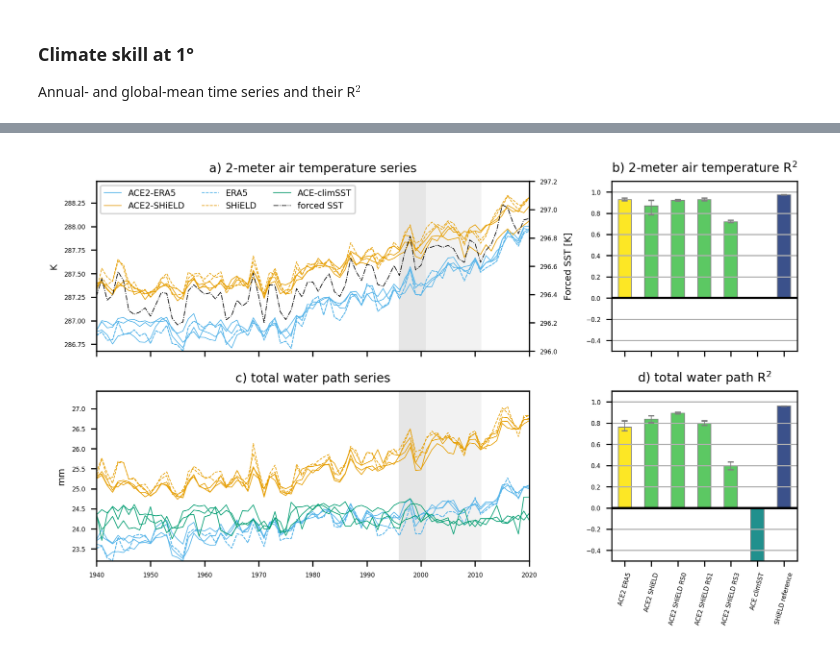
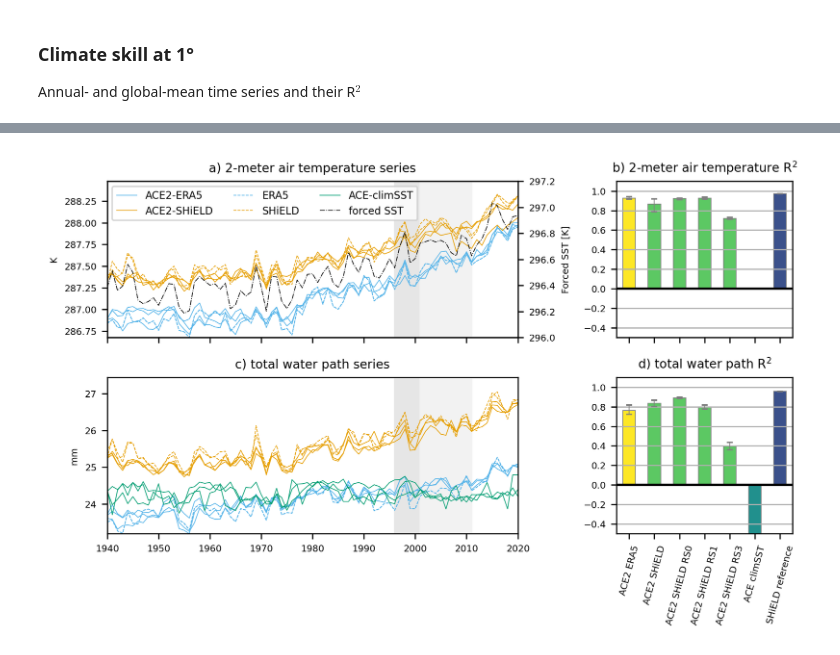
Before and after one commit to ai2cm/ace2-paper, a Jupyter notebook: notebooks/climate_skill_1deg_annual_mean_series.ipynb, the cells around one changed output, grey strips where cells are left out. Saved outputs shown, nothing was run; the diff lists cells and outputs as text; code cells hidden in the pictures.

Commit message:
larger axes tick label

```diff
--- a/notebooks/climate_skill_1deg_annual_mean_series.ipynb
+++ b/notebooks/climate_skill_1deg_annual_mean_series.ipynb
@@ -71,8 +71,8 @@ colors = plt.rcParams['axes.prop_cycle'].by_key()['color']
 plt.rc('font', size=FONTSIZE)
 plt.rc('axes', titlesize=FONTSIZE)
 plt.rc('axes', labelsize=(FONTSIZE - 2))
-plt.rc('xtick', labelsize=(FONTSIZE - 4))
-plt.rc('ytick', labelsize=(FONTSIZE - 4))
+plt.rc('xtick', labelsize=(FONTSIZE - 2))
+plt.rc('ytick', labelsize=(FONTSIZE - 2))
 plt.rc('figure', dpi=DPI)
 
 cmap_name = 'viridis_r'
@@ -124,7 +124,7 @@ for i, (ax_row, var) in enumerate(zip(axes, EVAL_VARS)):
         ax_series.legend(
             [hae[0], has[0], he[0], ha[0], hc[0], hs[0]],
             ['ACE2-ERA5', 'ACE2-SHiELD', 'ERA5', 'SHiELD', 'ACE-climSST', 'forced SST'],
-            fontsize='x-small',
+            fontsize='small',
             ncols=3
         )
     ax_series.set_ylim([ymin, ymax])
@@ -138,31 +138,31 @@ for i, (ax_row, var) in enumerate(zip(axes, EVAL_VARS)):
     r2_da = r2_ds[var.name].sel(duration='81yr')
     mean = r2_da.mean('IC')
     ylower = (mean - r2_da.min('IC'))
     yupper = (r2_da.max('IC') - mean)
     yerr = np.vstack([ylower.to_numpy(), yupper.to_numpy()])
     ax_r2.plot([-1, len(mean)], [0, 0], 'k-')
     mean.to_series().plot.bar(
         ax=ax_r2,
         color=color_scheme,
         yerr=yerr,
         error_kw=dict(
             capsize=2,
             linewidth=0.5,
             ecolor='gray'),
         linewidth=0.5,
         edgecolor='gray',
         legend=False,
     )
     ax_r2.grid(axis='y')
     ax_r2.set_ylim([-0.5, 1.1])
     ax_r2.set_xlabel(None)
     ax_r2.set_xticklabels([groupname.item().replace('-', ' ') for groupname in mean.group], rotation=75)
     letter = ascii_lowercase[i * 2 + 1]
     ax_r2.set_title(
         f"{letter}) {var.long_name} "
         r"R$^2$"
     )
 fig.tight_layout()
 savefig(fig, 'climate_skill_1deg_annual_mean_series.png')
 # %% [output]
-[figure, old version]
+[figure, new version]
```
Also changed, not shown: parts of 1 cell of this notebook, 5 other files.
